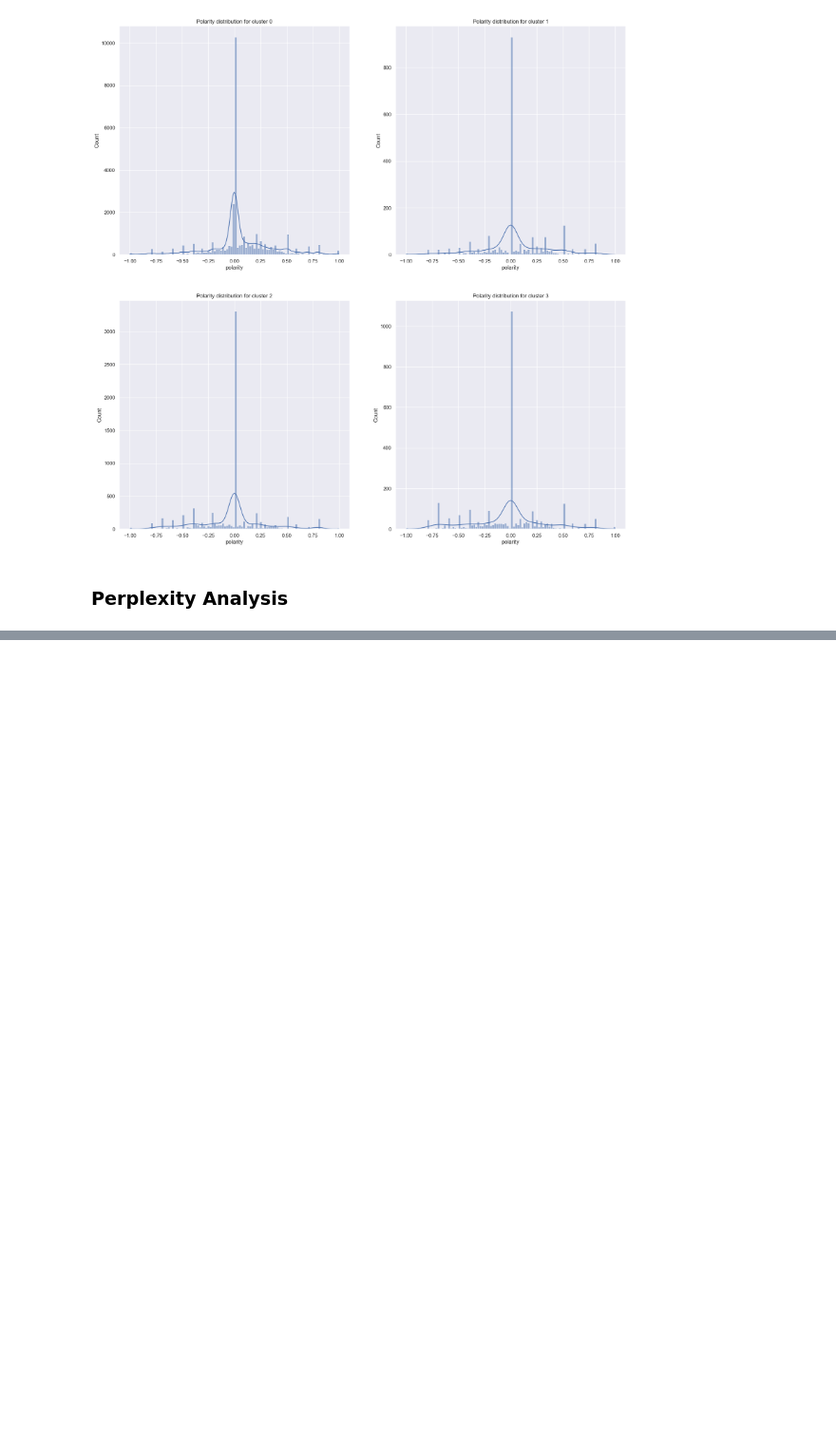
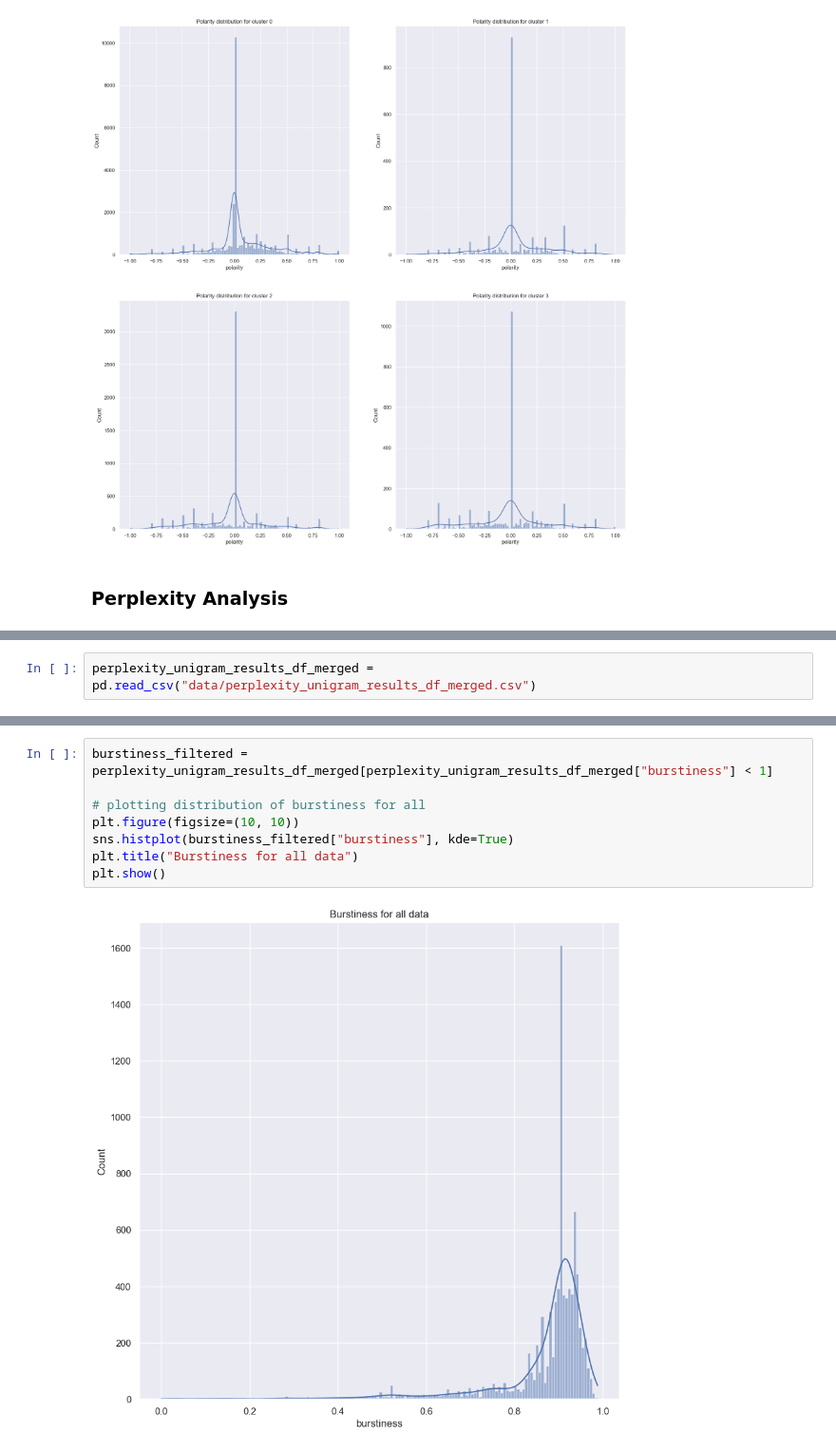
Before and after one commit to edologgerbird/PowerText, a Jupyter notebook: data_eda.ipynb, the cells around one changed output, grey strips where cells are left out. Shown at 95% size. Saved outputs shown, nothing was run; the diff lists cells and outputs as text; blank space fills up the shorter version.

Commit message:
update to burstiness

```diff
--- a/data_eda.ipynb
+++ b/data_eda.ipynb
@@ -816,0 +822,2 @@ for i in range(n_clusters):
+# %%
+perplexity_unigram_results_df_merged = pd.read_csv("data/perplexity_unigram_results_df_merged.csv")
@@ -816,0 +871,10 @@ for i in range(n_clusters):
+# %%
+burstiness_filtered = perplexity_unigram_results_df_merged[perplexity_unigram_results_df_merged["burstiness"] < 1]
+
+# plotting distribution of burstiness for all
+plt.figure(figsize=(10, 10))
+sns.histplot(burstiness_filtered["burstiness"], kde=True)
+plt.title("Burstiness for all data")
+plt.show()
+# %% [output]
+[figure, added]
```
Also changed, not shown: parts of 16 cells of this notebook.
